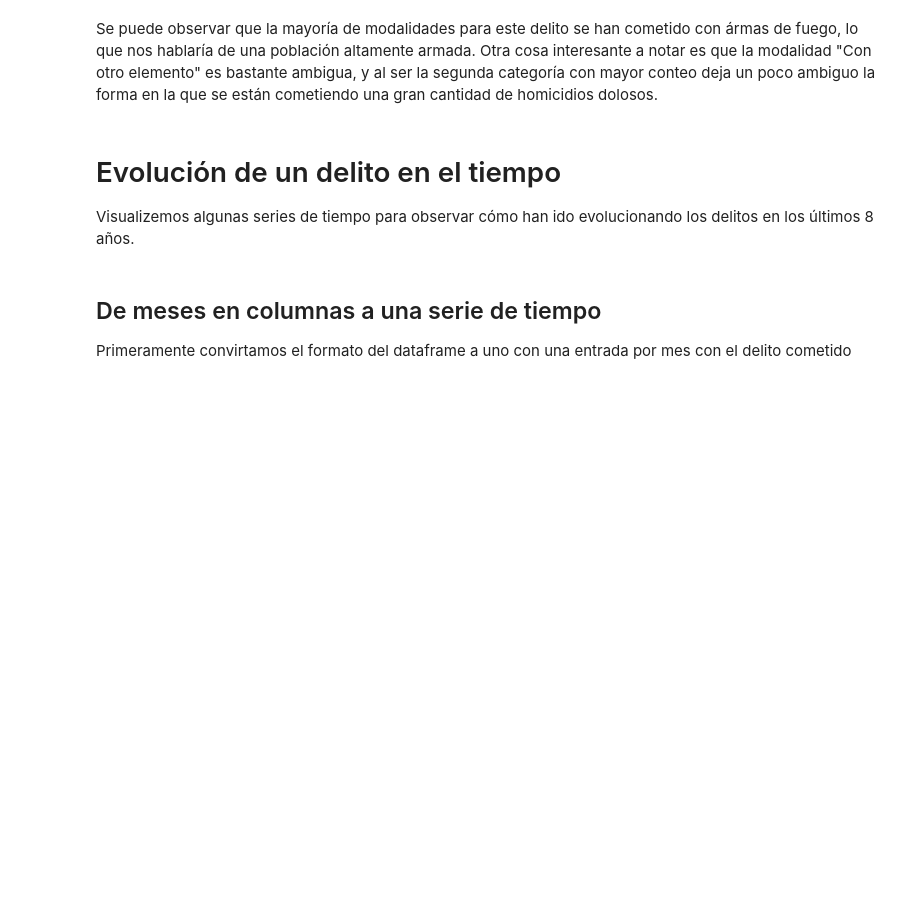
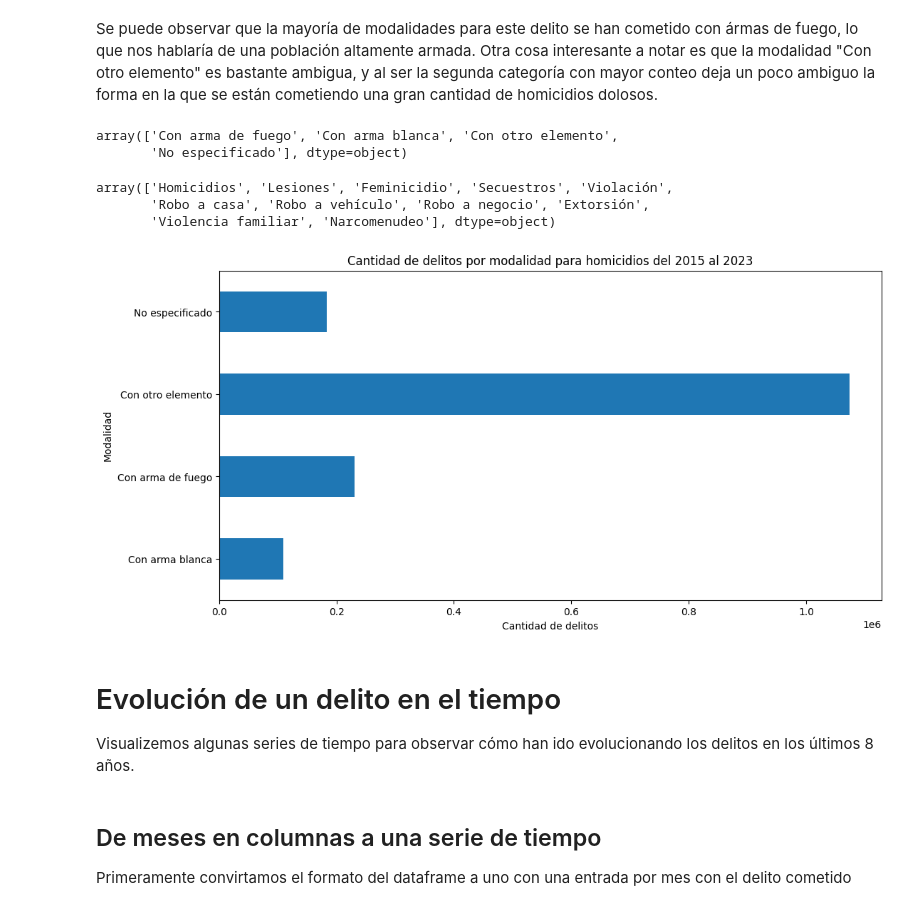
Before and after one commit to la-ciencia-del-delito/semaforo-delictivo, a Jupyter notebook: EDA/03_EDA_top_n_delitos.ipynb, the cells around one changed output. Saved outputs shown, nothing was run; the diff lists cells and outputs as text; code cells hidden in the pictures; blank space fills up the shorter version.

```diff
--- a/EDA/03_EDA_top_n_delitos.ipynb
+++ b/EDA/03_EDA_top_n_delitos.ipynb
@@ -106,5 +106,26 @@ plt.show()
 # %% [markdown]
 Se puede observar que la mayoría de modalidades para este delito se han cometido con ármas de fuego, lo que nos hablaría de una población altamente armada. Otra cosa interesante a notar es que la modalidad "Con otro elemento" es bastante ambigua, y al ser la segunda categoría con mayor conteo deja un poco ambiguo la forma en la que se están cometiendo una gran cantidad de homicidios dolosos.
+# %%
+semaforo.query('delito_semaforo == "Feminicidio"')["modalidad"].unique()
+# %% [output]
+array(['Con arma de fuego', 'Con arma blanca', 'Con otro elemento',
+       'No especificado'], dtype=object)
+# %%
+semaforo["delito_semaforo"].unique()
+# %% [output]
+array(['Homicidios', 'Lesiones', 'Feminicidio', 'Secuestros', 'Violación',
+       'Robo a casa', 'Robo a vehículo', 'Robo a negocio', 'Extorsión',
+       'Violencia familiar', 'Narcomenudeo'], dtype=object)
+# %%
+plt.figure(figsize=(12,6))
+semaforo.query('delito_semaforo == "Homicidios" | delito_semaforo == "Lesiones" | delito_semaforo == "Feminicidio"')\
+    .groupby('modalidad')['total'].sum().plot(kind='barh')
+plt.title("Cantidad de delitos por modalidad para homicidios del 2015 al 2023")
+plt.ylabel("Modalidad")
+plt.xlabel("Cantidad de delitos")
+plt.show()
+# %% [output]
+[figure, added]
 # %% [markdown]
 # Evolución de un delito en el tiempo
 Visualizemos algunas series de tiempo para observar cómo han ido evolucionando los delitos en los últimos 8 años.
```
Also changed, not shown: parts of 4 cells of this notebook, 11 other files.
